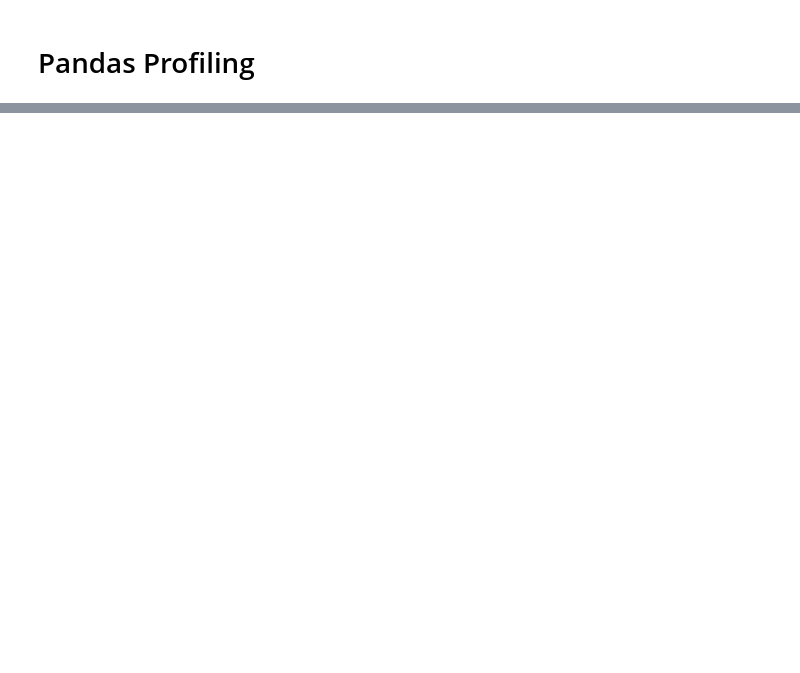
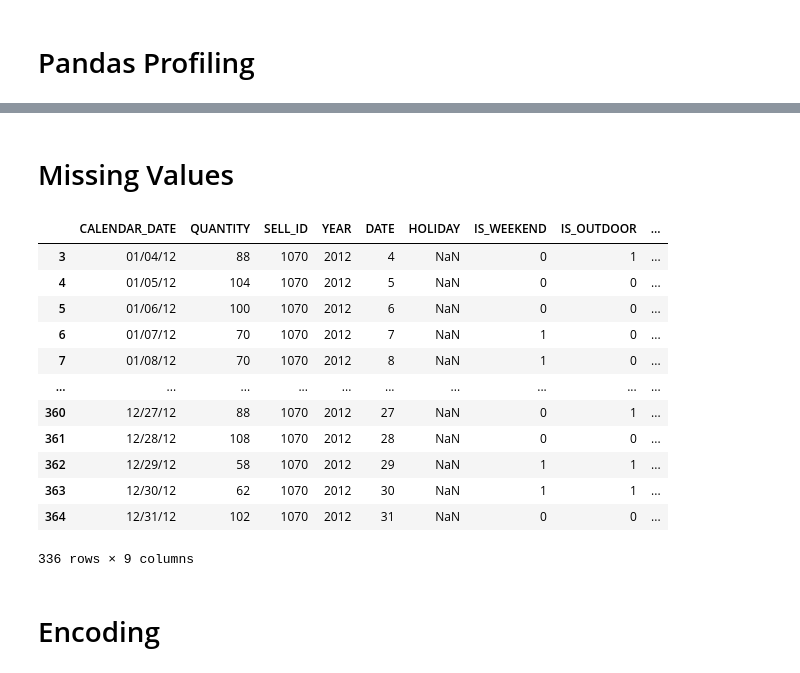
Before and after one commit to Developer-Students-Clubs-MESCOE/2021-Sollution-Challenge-Code-Blooded-, a Jupyter notebook: Burgers.ipynb, the cells around one changed output, grey strips where cells are left out. Saved outputs shown, nothing was run; the diff lists cells and outputs as text; code cells hidden in the pictures; blank space fills up the shorter version.

```diff
--- a/Burgers.ipynb
+++ b/Burgers.ipynb
@@ -251,0 +271,18 @@ pp.ProfileReport(transaction)
+# %% [markdown]
+# Missing Values
+# %%
+transaction[transaction['HOLIDAY'].isnull()]
+# %% [output]
+|  | CALENDAR_DATE | QUANTITY | SELL_ID | YEAR | DATE | HOLIDAY | IS_WEEKEND | IS_OUTDOOR | ... |
+| 3 | 01/04/12 | 88 | 1070 | 2012 | 4 | NaN | 0 | 1 | ... |
+| 4 | 01/05/12 | 104 | 1070 | 2012 | 5 | NaN | 0 | 0 | ... |
+| 5 | 01/06/12 | 100 | 1070 | 2012 | 6 | NaN | 0 | 0 | ... |
+| 6 | 01/07/12 | 70 | 1070 | 2012 | 7 | NaN | 1 | 0 | ... |
+| 7 | 01/08/12 | 70 | 1070 | 2012 | 8 | NaN | 1 | 0 | ... |
+| ... | ... | ... | ... | ... | ... | ... | ... | ... | ... |
+| 360 | 12/27/12 | 88 | 1070 | 2012 | 27 | NaN | 0 | 1 | ... |
+| 361 | 12/28/12 | 108 | 1070 | 2012 | 28 | NaN | 0 | 0 | ... |
+| 362 | 12/29/12 | 58 | 1070 | 2012 | 29 | NaN | 1 | 1 | ... |
+| 363 | 12/30/12 | 62 | 1070 | 2012 | 30 | NaN | 1 | 1 | ... |
+| 364 | 12/31/12 | 102 | 1070 | 2012 | 31 | NaN | 0 | 0 | ... |
+336 rows × 9 columns
@@ -251,0 +291,2 @@ pp.ProfileReport(transaction)
+# %% [markdown]
+# Encoding
```
Also changed, not shown: parts of 22 cells of this notebook, 1 other file.
